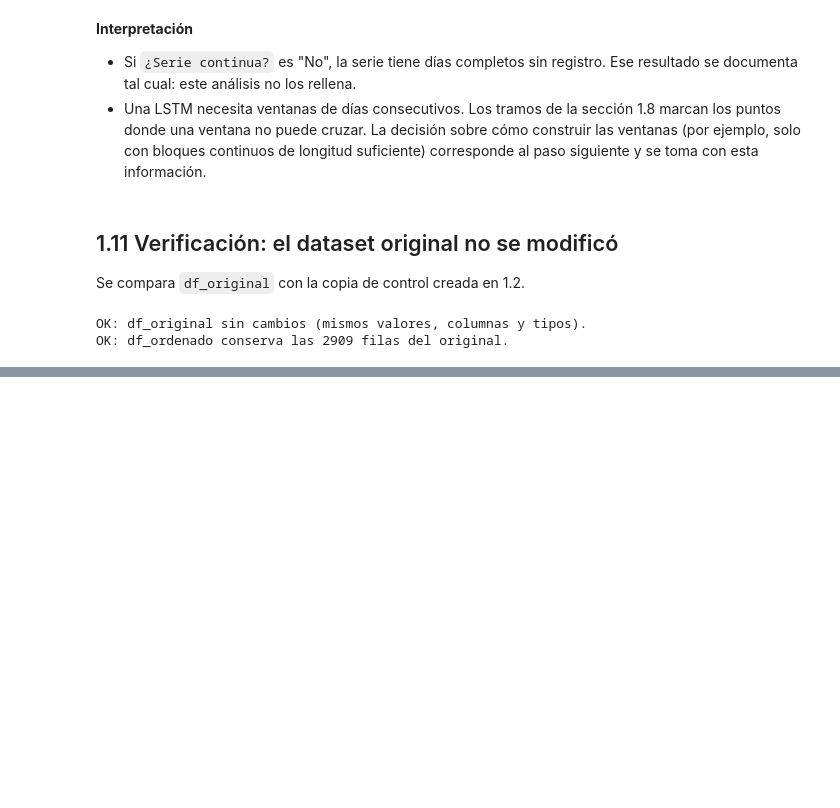
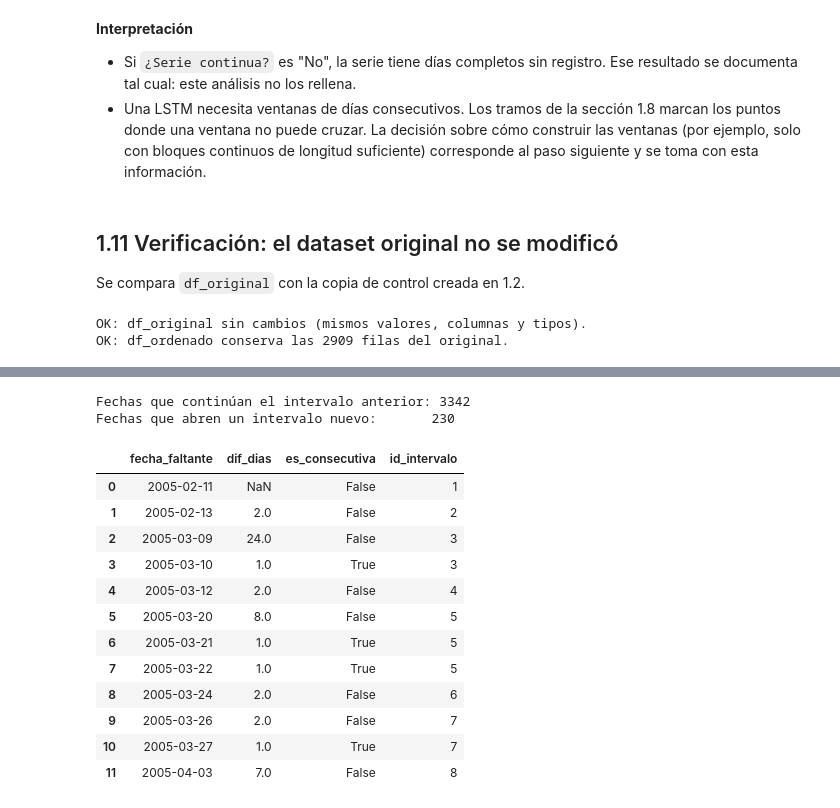
Before and after one commit to nicopulido/Prob_Proyecto_Grado, a Jupyter notebook: Tibaitata/05_preparacion_LSTM.ipynb, the cells around one changed output, grey strips where cells are left out. Saved outputs shown, nothing was run; the diff lists cells and outputs as text; code cells hidden in the pictures; blank space fills up the shorter version.

```diff
--- a/Tibaitata/05_preparacion_LSTM.ipynb
+++ b/Tibaitata/05_preparacion_LSTM.ipynb
@@ -336,0 +349,14 @@ OK: df_ordenado conserva las 2909 filas del original.
+# %%
+df_faltantes = (
+    pd.DataFrame({"fecha_faltante": pd.DatetimeIndex(fechas_faltantes)})
+    .sort_values("fecha_faltante")
+    .reset_index(drop=True)
+)
+
+# Comprobaciones: mismo conteo que en 1.6, sin repetidas y ninguna presente en el dataset
+assert len(df_faltantes) == n_dias_faltantes
+assert df_faltantes["fecha_faltante"].is_unique
+assert not df_faltantes["fecha_faltante"].isin(fechas_unicas).any()
+
+print(f"Fechas faltantes: {len(df_faltantes)}")
+df_faltantes.head(10)
@@ -336,0 +383,24 @@ OK: df_ordenado conserva las 2909 filas del original.
+# %%
+df_faltantes["dif_dias"] = df_faltantes["fecha_faltante"].diff().dt.days
+df_faltantes["es_consecutiva"] = df_faltantes["dif_dias"].eq(1)            # NaN (primera fila) -> False
+df_faltantes["id_intervalo"] = (~df_faltantes["es_consecutiva"]).cumsum()   # 1, 2, 3, ...
+
+print(f"Fechas que continúan el intervalo anterior: {int(df_faltantes['es_consecutiva'].sum())}")
+print(f"Fechas que abren un intervalo nuevo:       {int((~df_faltantes['es_consecutiva']).sum())}")
+df_faltantes.head(12)
+# %% [output]
+Fechas que continúan el intervalo anterior: 3342
+Fechas que abren un intervalo nuevo:       230
+|  | fecha_faltante | dif_dias | es_consecutiva | id_intervalo |
+| 0 | 2005-02-11 | NaN | False | 1 |
+| 1 | 2005-02-13 | 2.0 | False | 2 |
+| 2 | 2005-03-09 | 24.0 | False | 3 |
+| 3 | 2005-03-10 | 1.0 | True | 3 |
+| 4 | 2005-03-12 | 2.0 | False | 4 |
+| 5 | 2005-03-20 | 8.0 | False | 5 |
+| 6 | 2005-03-21 | 1.0 | True | 5 |
+| 7 | 2005-03-22 | 1.0 | True | 5 |
+| 8 | 2005-03-24 | 2.0 | False | 6 |
+| 9 | 2005-03-26 | 2.0 | False | 7 |
+| 10 | 2005-03-27 | 1.0 | True | 7 |
+| 11 | 2005-04-03 | 7.0 | False | 8 |
```
Also changed, not shown: parts of 15 cells of this notebook.
